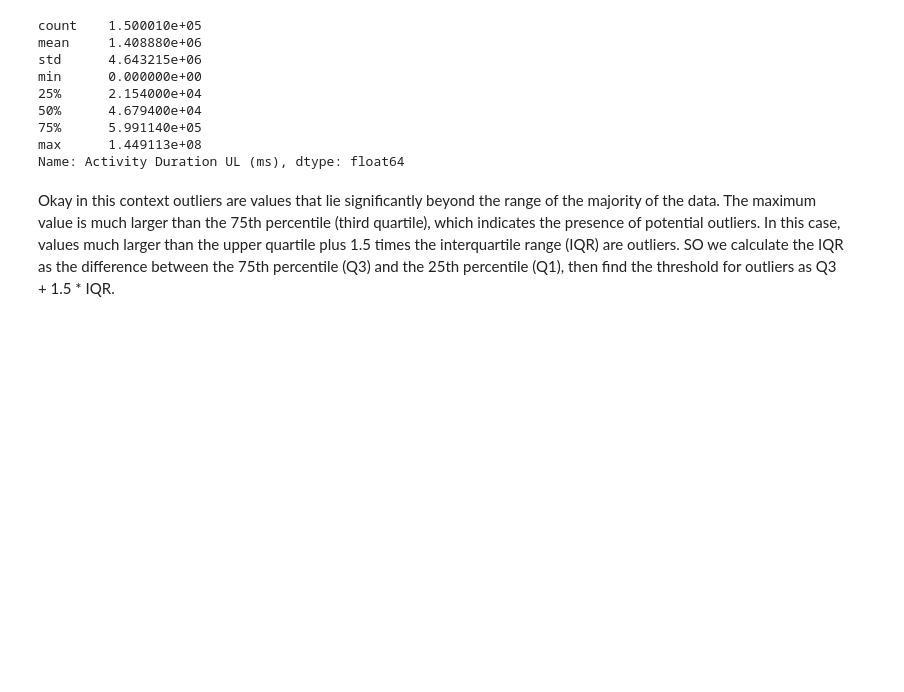
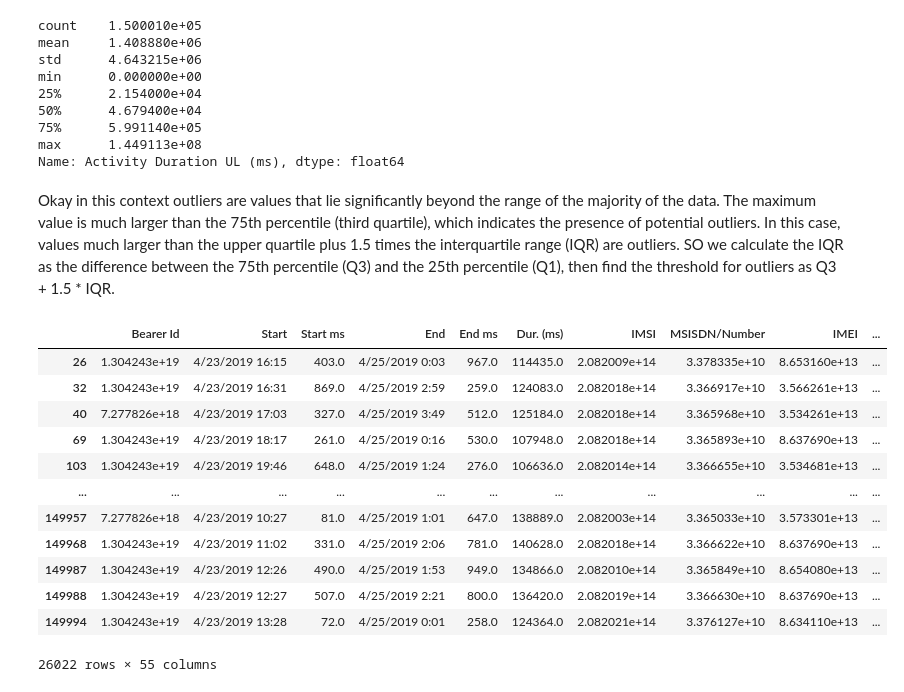
Before and after one commit to biniyam69/telecom, a Jupyter notebook: notebooks/EDA.ipynb, the cells around one changed output. Drawn from its saved outputs; the diff is of its cells as text; code cells hidden in the pictures; blank space fills up the shorter version.

```diff
--- a/notebooks/EDA.ipynb
+++ b/notebooks/EDA.ipynb
@@ -414,3 +426,26 @@ outliers are values that lie significantly beyond the range of the majority of t
 The maximum value is much larger than the 75th percentile (third quartile), which indicates the presence of potential outliers.
 In this case, values much larger than the upper quartile plus 1.5 times the interquartile range (IQR) are outliers.
 SO we calculate the IQR as the difference between the 75th percentile (Q3) and the 25th percentile (Q1), then find the threshold for outliers as Q3 + 1.5 * IQR.
+# %%
+Q1 = df['Activity Duration UL (ms)'].quantile(0.25)
+Q3 = df['Activity Duration UL (ms)'].quantile(0.75)
+
+IQR = Q3 - Q1
+upper_ts = Q3 + 1.5 * IQR
+
+outliers_activity_duration = df[df['Activity Duration UL (ms)'] > upper_ts]
+outliers_activity_duration
+# %% [output]
+|  | Bearer Id | Start | Start ms | End | End ms | Dur. (ms) | IMSI | MSISDN/Number | IMEI | ... |
+| 26 | 1.304243e+19 | 4/23/2019 16:15 | 403.0 | 4/25/2019 0:03 | 967.0 | 114435.0 | 2.082009e+14 | 3.378335e+10 | 8.653160e+13 | ... |
+| 32 | 1.304243e+19 | 4/23/2019 16:31 | 869.0 | 4/25/2019 2:59 | 259.0 | 124083.0 | 2.082018e+14 | 3.366917e+10 | 3.566261e+13 | ... |
+| 40 | 7.277826e+18 | 4/23/2019 17:03 | 327.0 | 4/25/2019 3:49 | 512.0 | 125184.0 | 2.082018e+14 | 3.365968e+10 | 3.534261e+13 | ... |
+| 69 | 1.304243e+19 | 4/23/2019 18:17 | 261.0 | 4/25/2019 0:16 | 530.0 | 107948.0 | 2.082018e+14 | 3.365893e+10 | 8.637690e+13 | ... |
+| 103 | 1.304243e+19 | 4/23/2019 19:46 | 648.0 | 4/25/2019 1:24 | 276.0 | 106636.0 | 2.082014e+14 | 3.366655e+10 | 3.534681e+13 | ... |
+| ... | ... | ... | ... | ... | ... | ... | ... | ... | ... | ... |
+| 149957 | 7.277826e+18 | 4/23/2019 10:27 | 81.0 | 4/25/2019 1:01 | 647.0 | 138889.0 | 2.082003e+14 | 3.365033e+10 | 3.573301e+13 | ... |
+| 149968 | 1.304243e+19 | 4/23/2019 11:02 | 331.0 | 4/25/2019 2:06 | 781.0 | 140628.0 | 2.082018e+14 | 3.366622e+10 | 8.637690e+13 | ... |
+| 149987 | 1.304243e+19 | 4/23/2019 12:26 | 490.0 | 4/25/2019 1:53 | 949.0 | 134866.0 | 2.082010e+14 | 3.365849e+10 | 8.654080e+13 | ... |
+| 149988 | 1.304243e+19 | 4/23/2019 12:27 | 507.0 | 4/25/2019 2:21 | 800.0 | 136420.0 | 2.082019e+14 | 3.366630e+10 | 8.637690e+13 | ... |
+| 149994 | 1.304243e+19 | 4/23/2019 13:28 | 72.0 | 4/25/2019 0:01 | 258.0 | 124364.0 | 2.082021e+14 | 3.376127e+10 | 8.634110e+13 | ... |
+26022 rows × 55 columns
```
Also changed, not shown: parts of 3 cells of this notebook.
